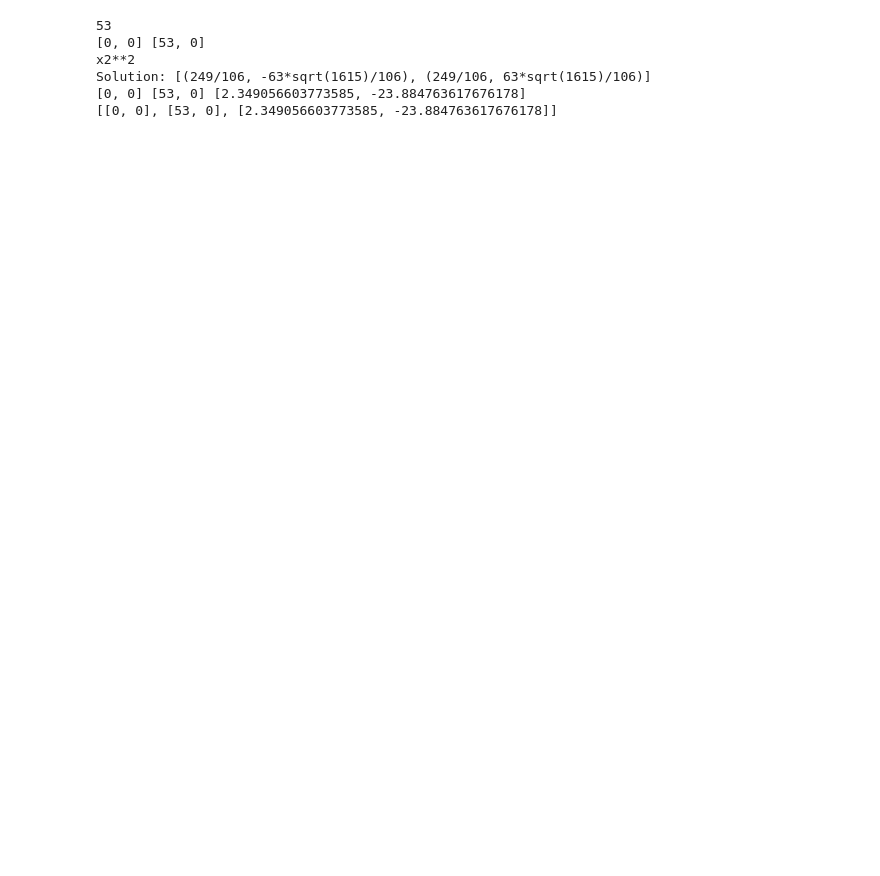
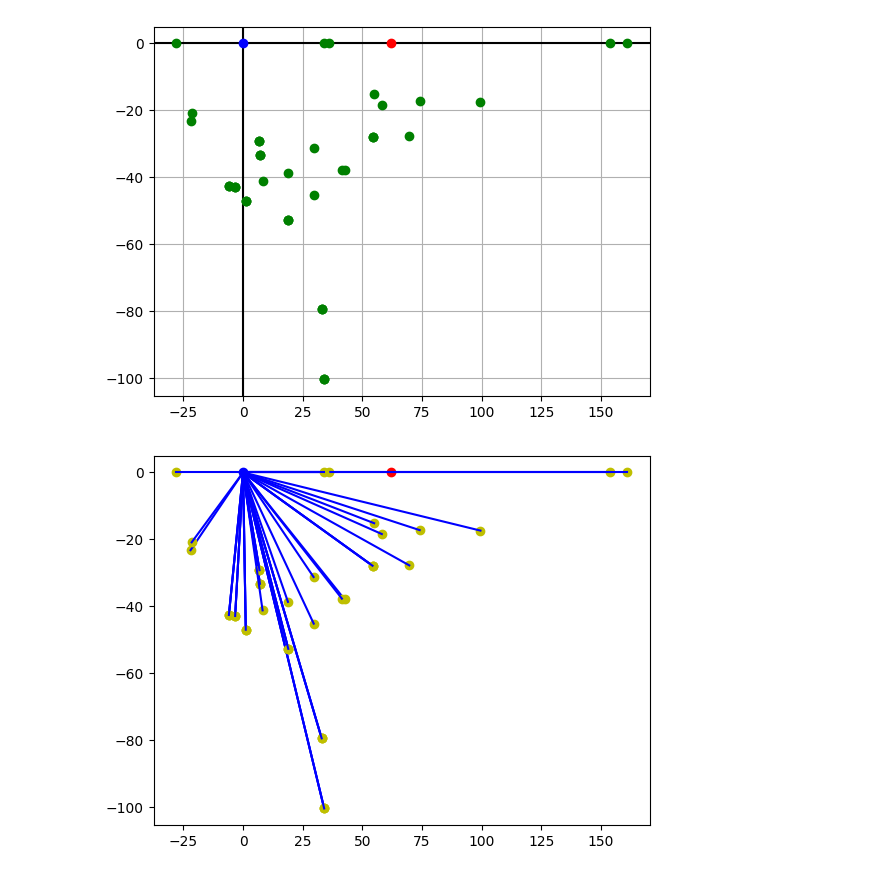
Before and after one commit to castelss8/amaZinc, a Jupyter notebook: graph.ipynb, the cells around one changed output. Drawn from its saved outputs; the diff is of its cells as text; code cells hidden in the pictures; blank space fills up the shorter version.

Commit message:
graph ok

```diff
--- a/graph.ipynb
+++ b/graph.ipynb
@@ -19,48 +71,0 @@ D = [[int(x) for x in line.split()] for line in lines[4:]] #%matrix of distances
-# %%
-#calculate coordinates from matrix distance
-
-#this is the origin point where each currier will start
-x0, y0 = 0 , 0
-P0 = [x0, y0]
-#assign another arbitrary point from D matrix, it will be placed on te x-axis
-#the other coordinate is caculate using the distance between the origin point and the first pack
-
-D_P0_P1 = D[0][n]
-x1 = sqrt(D_P0_P1**2)
-y1 =0
-print(x1)
-P1 =[x1,y1]
-print(P0, P1)
-
-#now we need to calculate the third point by using the distance between P2-P1 and P2-P0
-D_P0_P2 = D[1][n]
-D_P1_P2 = D[0][1]
-
-x2, y2 = symbols('x2 y2')
-eq1 = Eq(sqrt((x2 - x1)**2 + (y2 - y1)**2), D_P1_P2)
-eq2 = Eq(sqrt(x1**2 + y1**2), D_P0_P1)
-eq3 = Eq(sqrt(x2**2 + y2**2), D_P0_P2)
-
-solution = solve((eq1, eq2, eq3), (x2, y2))
-
-# Print the solution
-print("Solution:", solution)
-x2,y2= solution[0]
-P2 = [float(x2), float(y2)]
-
-
-P = [P0, P1, P2]
-
-print(P)
-
-#before go foward we must control that the first three points aren't on the same line
-
-if (x2==x1 or y2 == y1):
-    print("chose another point")
-# %% [output]
-53
-[0, 0] [53, 0]
-x2**2
-Solution: [(249/106, -63*sqrt(1615)/106), (249/106, 63*sqrt(1615)/106)]
-[0, 0] [53, 0] [2.349056603773585, -23.884763617676178]
-[[0, 0], [53, 0], [2.349056603773585, -23.884763617676178]]
@@ -74,0 +72,32 @@ for i in range(2, n):
+# %%
+#represent the points in a cartesian plane
+import matplotlib.pyplot as plt
+fig, ax = plt.subplots()
+#plt.xlim(-max(l), max(l))
+#plt.ylim(-max(l), max(l))
+plt.grid()
+plt.axhline(0, color='black')
+plt.axvline(0, color='black')
+ax.plot(x0, y0, 'bo')
+ax.plot(x1, y1, 'ro')
+for i in range(2, n):
+    ax.plot(P[i][0], P[i][1], 'go')
+plt.show()
+
+
+
+#CONNECTING POINTS
+#connect the points with lines
+fig, ax = plt.subplots()
+#plt.grid()
+#plt.axhline(0, color='black')
+#plt.axvline(0, color='black')
+ax.plot(x0, y0, 'bo')
+ax.plot(x1, y1, 'ro')
+for i in range(2, n):
+    ax.plot(P[i][0], P[i][1], 'yo')
+    ax.plot([x0, P[i][0]], [y0, P[i][1]], 'b-')
+plt.show()
+# %% [output]
+[figure, added]
+[figure, added]
```
Also changed, not shown: parts of 3 cells of this notebook.
